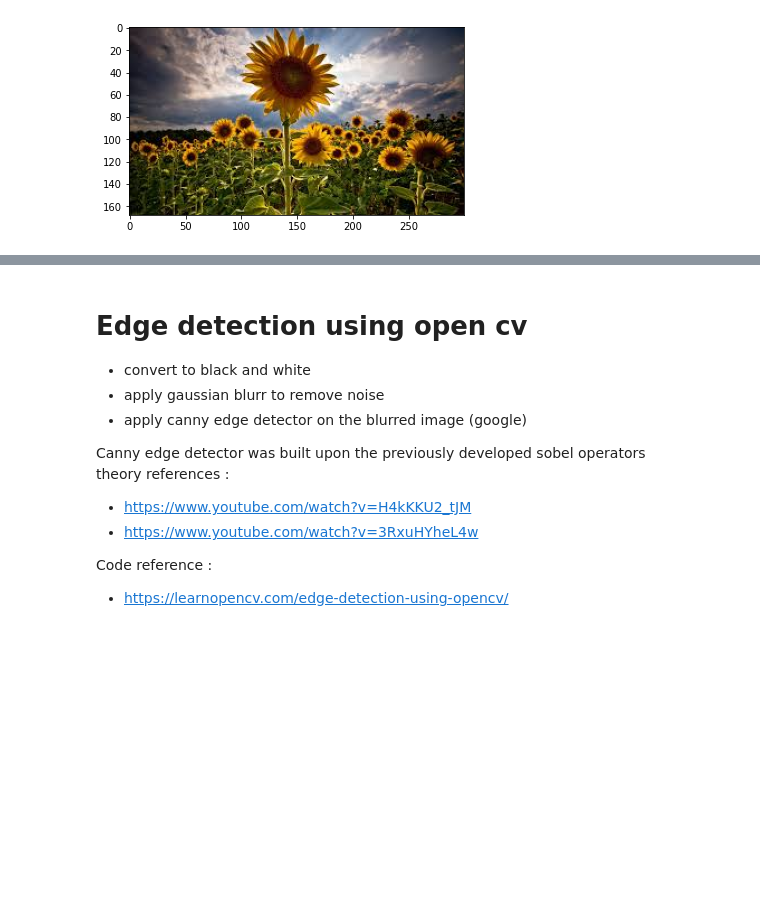
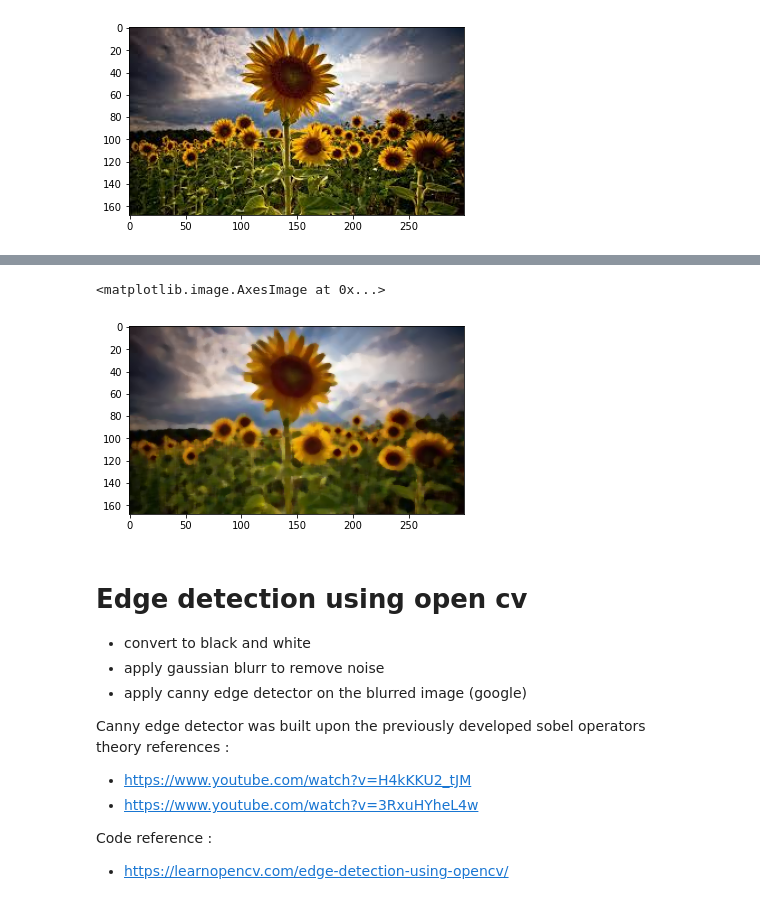
Before and after one commit to maitreya-v/Synapse_LP, a Jupyter notebook: CV_week1.ipynb, the cells around one changed output, grey strips where cells are left out. Saved outputs shown, nothing was run; the diff lists cells and outputs as text; code cells hidden in the pictures; blank space fills up the shorter version.

```diff
--- a/CV_week1.ipynb
+++ b/CV_week1.ipynb
@@ -415,3 +418,10 @@ plt.imshow(cv2.cvtColor(img, cv2.COLOR_BGR2RGB))
+# %%
+# Median Blur
+median = cv2.medianBlur(img, 5)
+plt.imshow(cv2.cvtColor(median, cv2.COLOR_BGR2RGB))
+# %% [output]
+<matplotlib.image.AxesImage at 0x...>
+[figure, added]
 # %% [markdown]
 # Edge detection using open cv
  - convert to black and white
```
Also changed, not shown: parts of 5 cells of this notebook.
